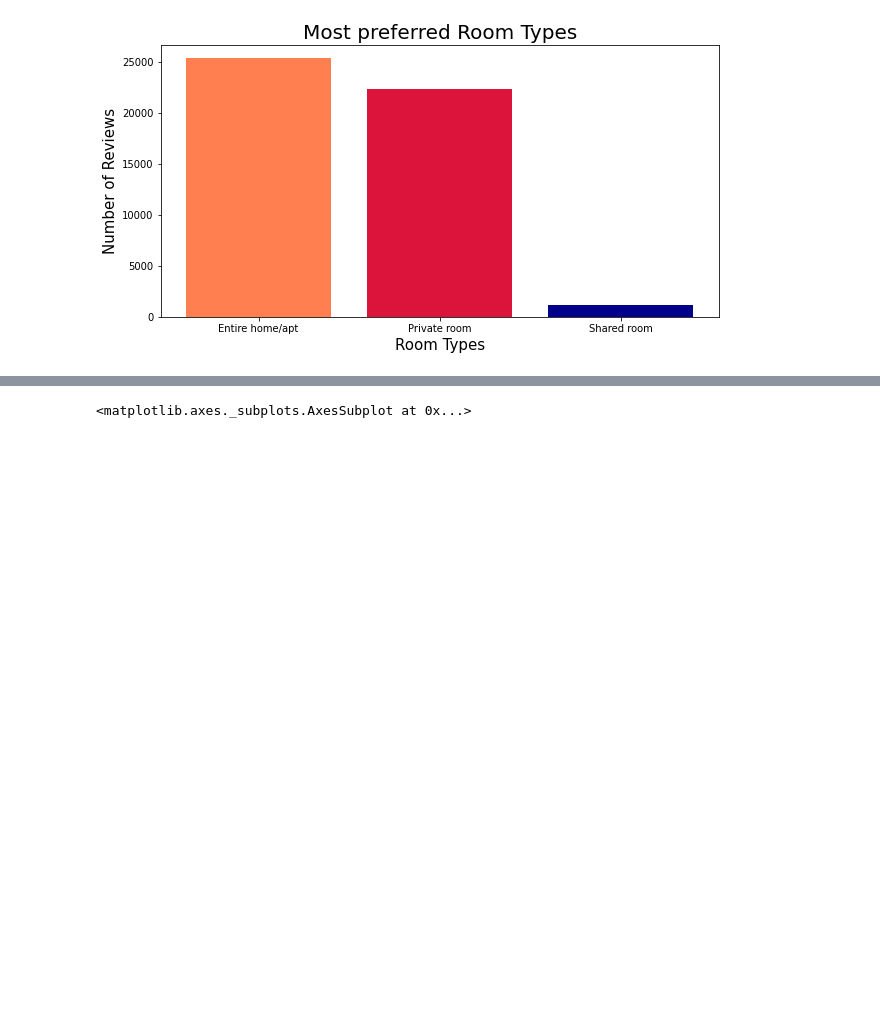
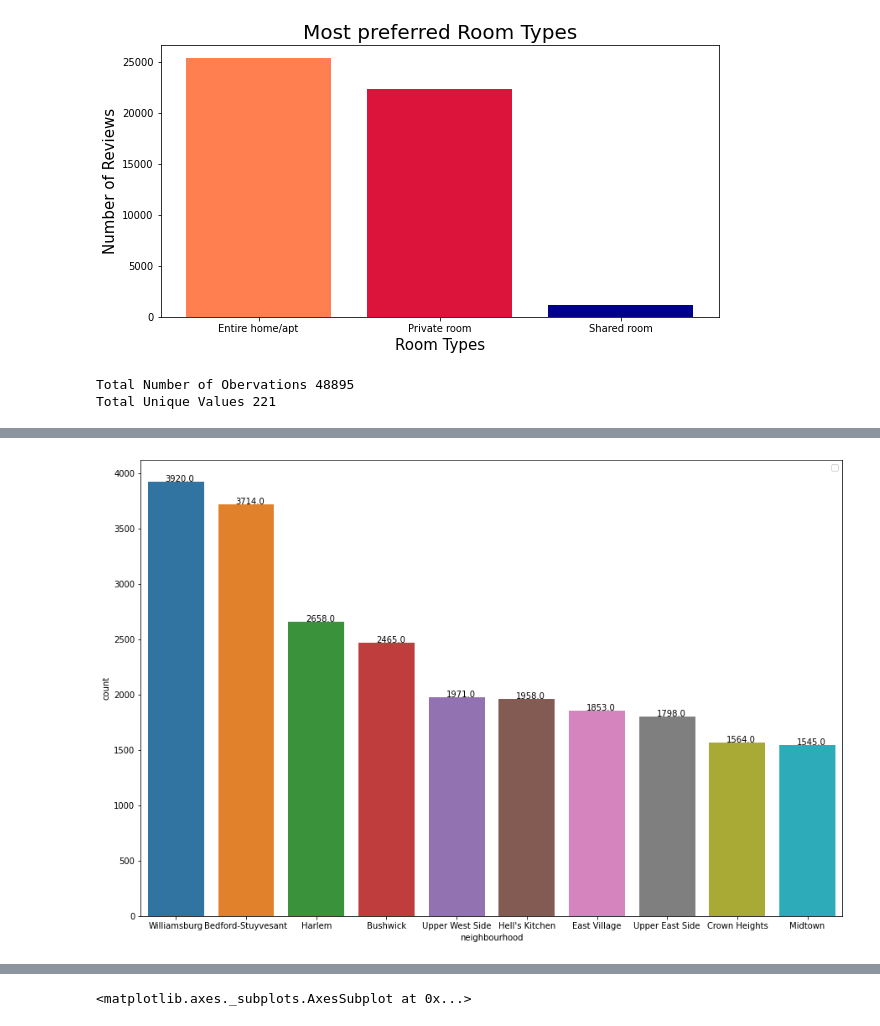
Before and after one commit to MOHD-TAUFIQUE/Airbnb-EDA_Capstone-Project, a Jupyter notebook: Airbnb_Bookings_Analysis_Capstone_Project.ipynb, the cells around one changed output, grey strips where cells are left out. Saved outputs shown, nothing was run; the diff lists cells and outputs as text; code cells hidden in the pictures; blank space fills up the shorter version.

```diff
--- a/Airbnb_Bookings_Analysis_Capstone_Project.ipynb
+++ b/Airbnb_Bookings_Analysis_Capstone_Project.ipynb
@@ -303,3 +303,25 @@ plt.ylabel('Number of Reviews',{'fontsize':15})
 plt.show()
 # %% [output]
 [figure]
+# %%
+# Indentifying Total records and Finding out How many Unique Values ??
+
+print('Total Number of Obervations',len(airbnb_df_copy['neighbourhood']))
+print('Total Unique Values',len(airbnb_df.neighbourhood.unique()))
+# %% [output]
+Total Number of Obervations 48895
+Total Unique Values 221
+# %%
+top_10_neighbourhood = airbnb_df_copy['neighbourhood'].value_counts().index[0:10]
+# %%
+# Top 10 neighbourhood with highest number of bookings
+
+plt.figure(figsize=(15,10))
+plt.legend()
+plt.xlabel('Neighbourhood')
+plt.ylabel('Values')
+ax = sns.countplot(airbnb_df_copy['neighbourhood'], order = top_10_neighbourhood)
+
+for p in ax.patches:
+  ax.annotate('{:.1f}'.format(p.get_height()), (p.get_x()+0.25, p.get_height()+0.01))
+# %% [output]
@@ -305,0 +329 @@ plt.show()
+[figure, added]
```
Also changed, not shown: parts of 10 cells of this notebook.
